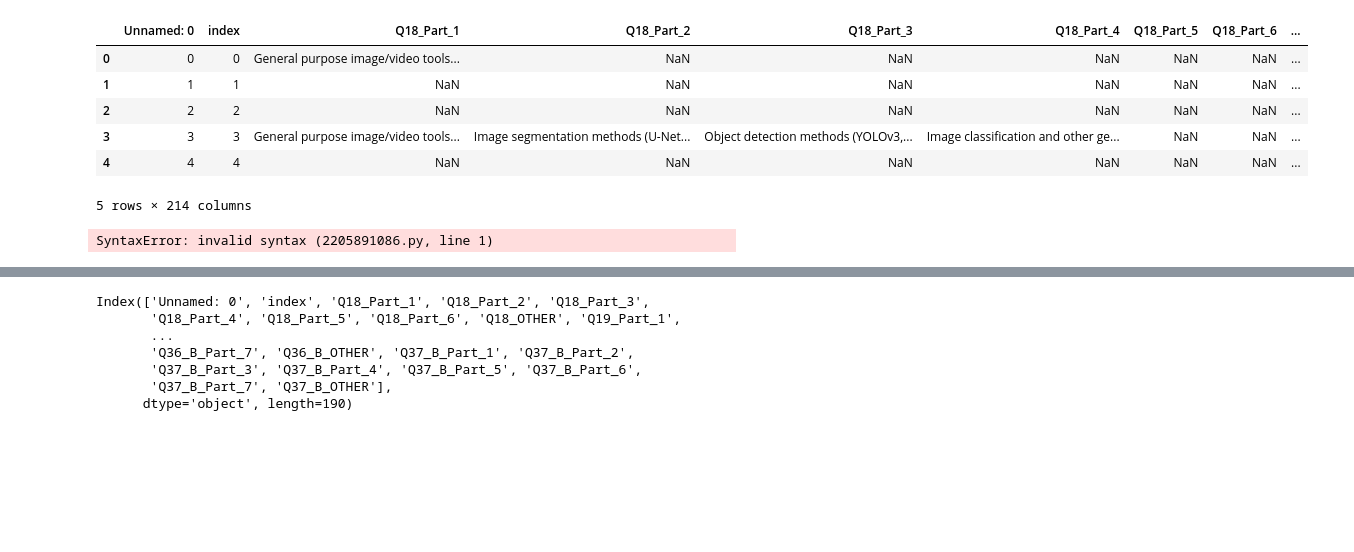
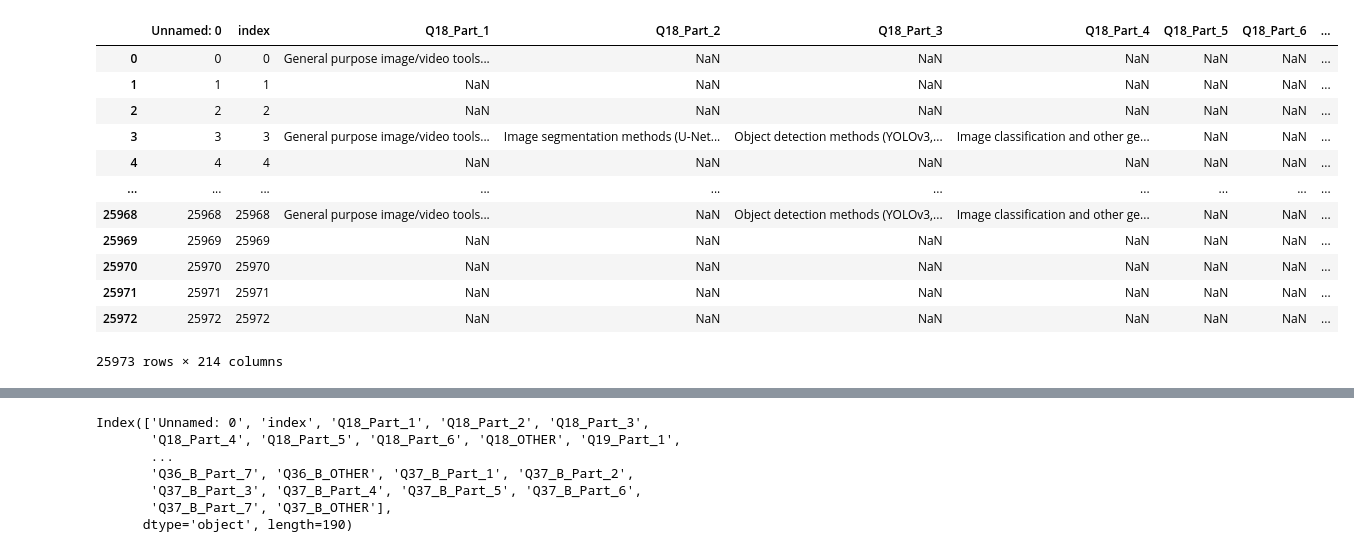
Before and after one commit to Adalab/project-da-promo-d-module-2-team-2-, a Jupyter notebook: notebooks/apertura_archivos.ipynb, the cells around one changed output, grey strips where cells are left out. Cells and saved outputs as stored; diff of their text form; code cells hidden in the pictures; blank space fills up the shorter version.

```diff
--- a/notebooks/apertura_archivos.ipynb
+++ b/notebooks/apertura_archivos.ipynb
@@ -1,6 +1,8 @@
 # %%
 import pandas as pd
 import os
+# %%
+pd.options.display.max_columns = None
 # %%
 os.getcwd()
 # %% [output]
@@ -8,17 +10,19 @@ os.getcwd()
 # %%
 df_kaggle = pd.read_csv("../datos/data_remaning_kaggle.csv")
 # %%
-df_kaggle.head()
+df_kaggle.head(None)
 #eliminamos las partes de la cuestión 38, ya que pertenece a las Cuestiones suplementarias y estas están dirigidas a un público no especializado (estudiantes y no profesionales)
 # %% [output]
 |  | Unnamed: 0 | index | Q18_Part_1 | Q18_Part_2 | Q18_Part_3 | Q18_Part_4 | Q18_Part_5 | Q18_Part_6 | ... |
 | 0 | 0 | 0 | General purpose image/video tools... | NaN | NaN | NaN | NaN | NaN | ... |
 | 1 | 1 | 1 | NaN | NaN | NaN | NaN | NaN | NaN | ... |
 | 2 | 2 | 2 | NaN | NaN | NaN | NaN | NaN | NaN | ... |
 | 3 | 3 | 3 | General purpose image/video tools... | Image segmentation methods (U-Net... | Object detection methods (YOLOv3,... | Image classification and other ge... | NaN | NaN | ... |
 | 4 | 4 | 4 | NaN | NaN | NaN | NaN | NaN | NaN | ... |
+| ... | ... | ... | ... | ... | ... | ... | ... | ... | ... |
+| 25968 | 25968 | 25968 | General purpose image/video tools... | NaN | Object detection methods (YOLOv3,... | Image classification and other ge... | NaN | NaN | ... |
+| 25969 | 25969 | 25969 | NaN | NaN | NaN | NaN | NaN | NaN | ... |
+| 25970 | 25970 | 25970 | NaN | NaN | NaN | NaN | NaN | NaN | ... |
+| 25971 | 25971 | 25971 | NaN | NaN | NaN | NaN | NaN | NaN | ... |
+| 25972 | 25972 | 25972 | NaN | NaN | NaN | NaN | NaN | NaN | ... |
-5 rows × 214 columns
+25973 rows × 214 columns
-# %%
-df_kaggle.drop(["Q38_B_Part_1"]:,inplace = True)
-# %% [output]
-SyntaxError: invalid syntax (2205891086.py, line 1)
```
Also changed, not shown: parts of 10 cells of this notebook.
